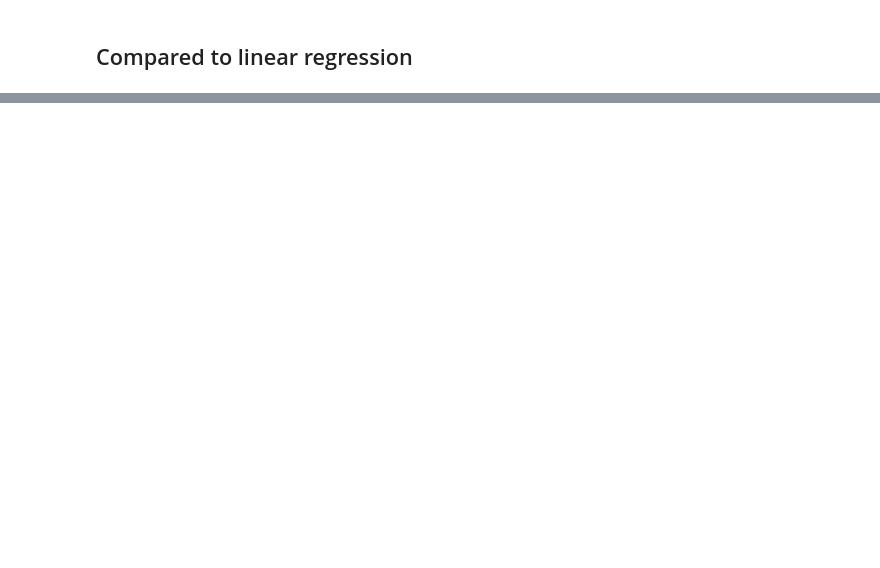
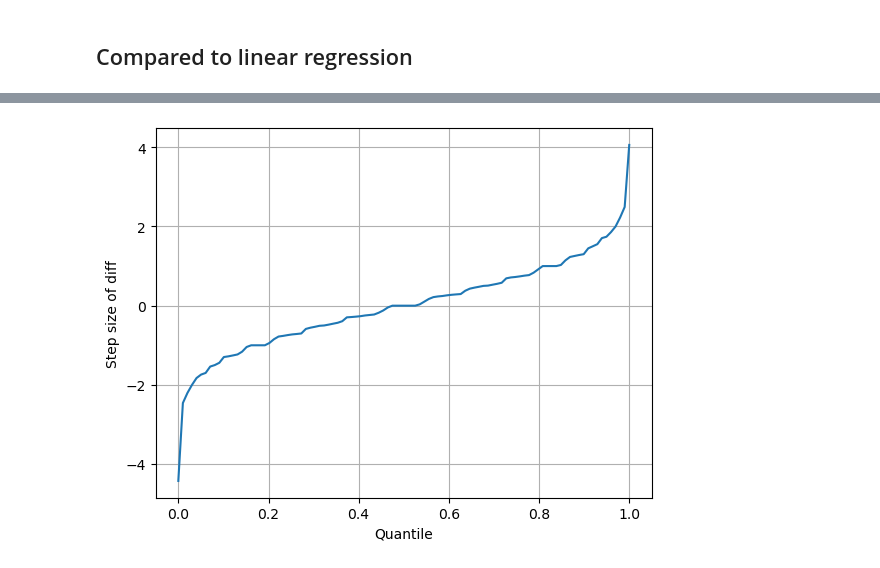
Before and after one commit to Meilism/IMC-Prosperity-Trading-Challenge, a Jupyter notebook: JM/analysis/data_analysis_4.ipynb, the cells around one changed output, grey strips where cells are left out. Drawn from its saved outputs; the diff is of its cells as text; code cells hidden in the pictures; blank space fills up the shorter version.

```diff
--- a/JM/analysis/data_analysis_4.ipynb
+++ b/JM/analysis/data_analysis_4.ipynb
@@ -158,13 +221,3 @@ for d in days:
-# %%
-for d in days:
-
-    def func(x, a, b=251-d):
-        d1 = 1/(a * np.sqrt(b)) * (np.log(x/10_000) + (0.5 * a**2) * b)
-        d2 = d1 - a * np.sqrt(b)
-        return x * norm.cdf(d1) - 10_000 * norm.cdf(d2)
-
-    popt, pcov = curve_fit(func, activity.loc['COCONUT']['mid_price'][d], activity.loc['COCONUT_COUPON']['mid_price'][d], p0=[0.01])
-    print(f'Day {d}: popt = {popt}, pcov = {pcov}')
 # %%
 def func(x, a=0.01008, b=251-d):
     d1 = 1/(a * np.sqrt(b)) * (np.log(x/10_000) + (0.5 * a**2) * b)
@@ -299,0 +430,10 @@ plt.show()
+# %%
+def func_approx(x, a=0.01009, b=247):
+    d1 = (np.log(x/10_000) + 0.5 * a**2 * b) / (a * np.sqrt(b))
+    d2 = d1 - a * np.sqrt(b)
+    norm_cdf_d1 = 1/2 + d1/(np.sqrt(2 * np.pi))
+    norm_cdf_d2 = 1/2 + d2/(np.sqrt(2 * np.pi))
+    return x * norm_cdf_d1 - 10_000 * norm_cdf_d2, norm_cdf_d1, 10_000 * norm_cdf_d2
+
+fitted_approx, k, b = func_approx(coconut)
+(fitted - fitted_approx).groupby(fitted.index.get_level_values(0)).describe()
@@ -299,0 +472,4 @@ plt.show()
+# %%
+diff = coconut_coupon - fitted_approx
+diff_d = diff.diff()
+diff_d.groupby(diff_d.index.get_level_values(0)).describe()
@@ -299,0 +482,8 @@ plt.show()
+# %%
+diff_d.quantile(np.linspace(0, 1, 100)).plot()
+plt.grid()
+plt.xlabel('Quantile')
+plt.ylabel('Step size of diff')
+plt.show()
+# %% [output]
+[figure, added]
```
Also changed, not shown: parts of 50 cells of this notebook, 10 other files.
